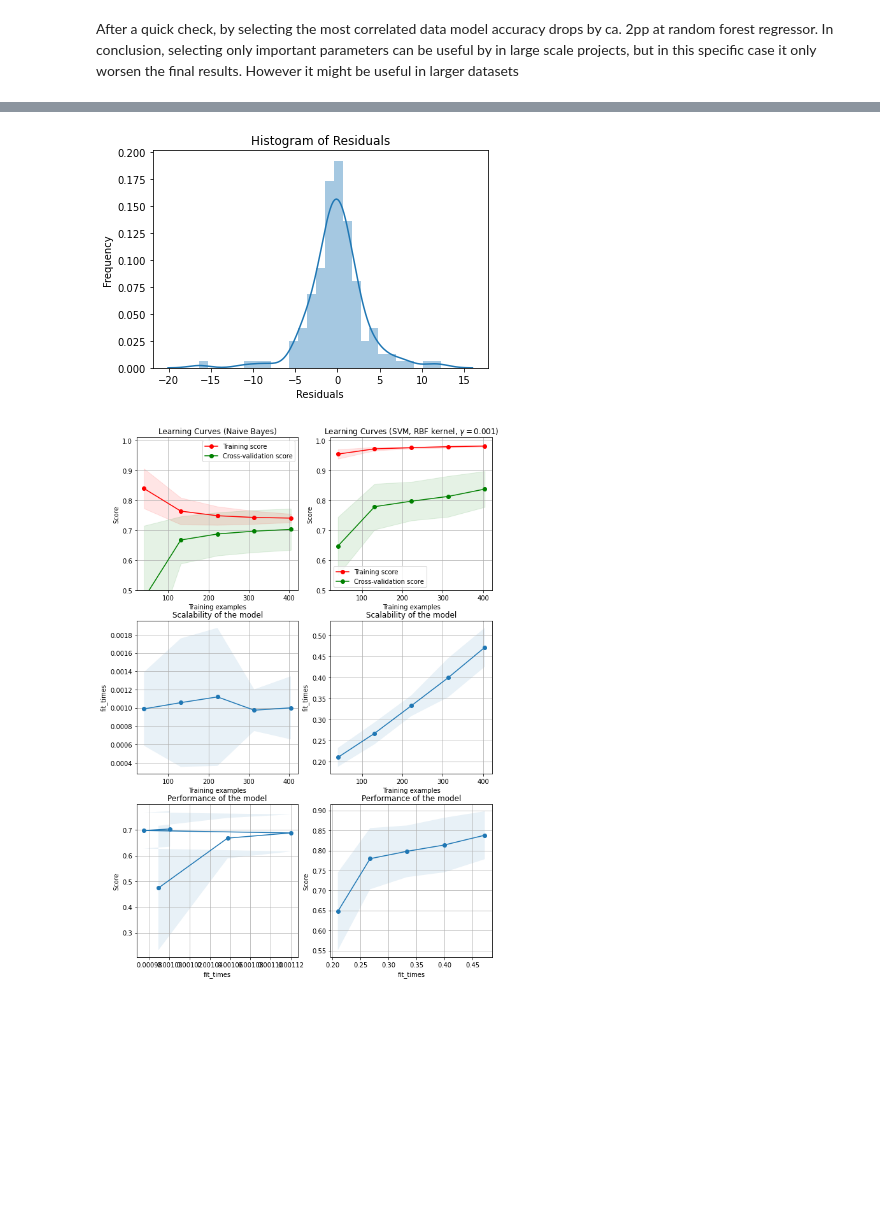
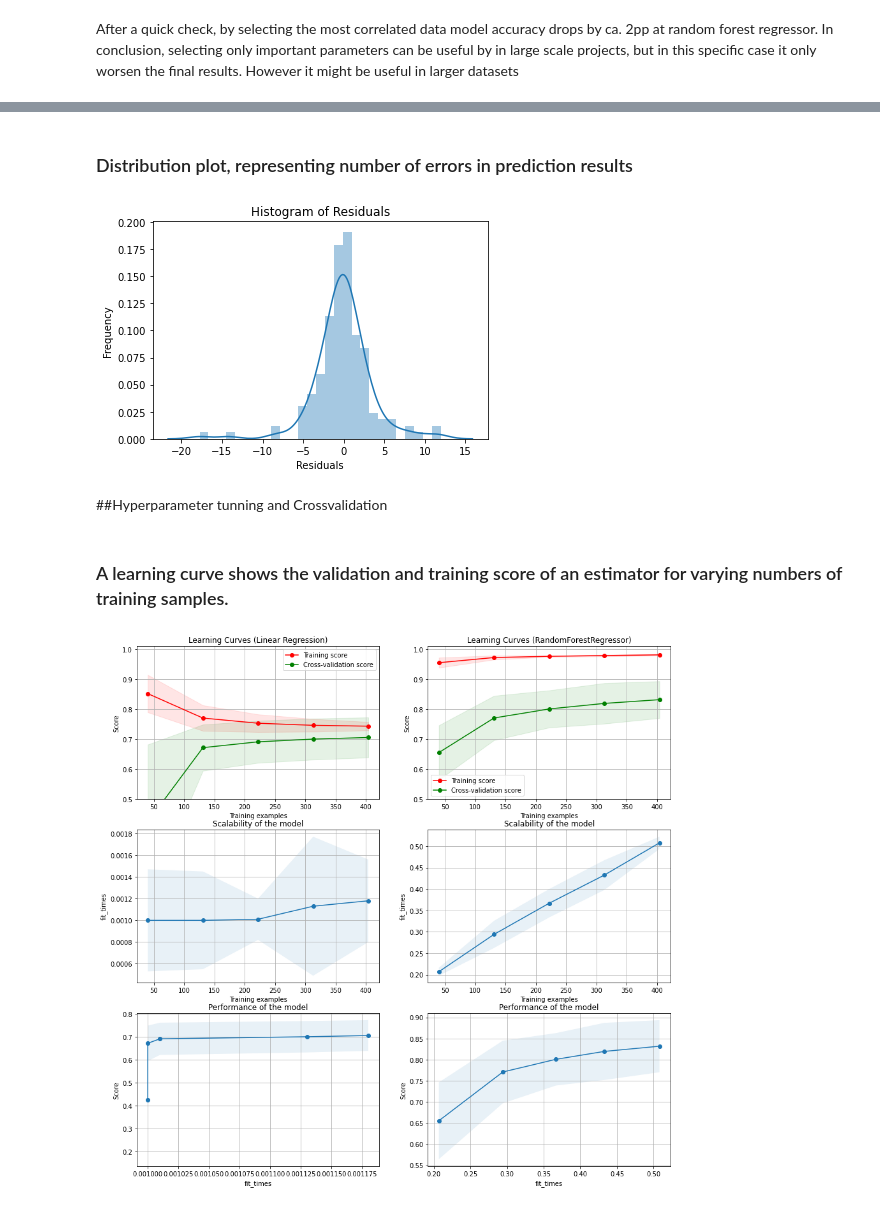
Before and after one commit to ciurkoj/AI-project, a Jupyter notebook: boston_housing_model.ipynb, the cells around one changed output, grey strips where cells are left out. Drawn from its saved outputs; the diff is of its cells as text; code cells hidden in the pictures; blank space fills up the shorter version.

Commit message:
Finalised model with hyperparameter adjustment

```diff
--- a/boston_housing_model.ipynb
+++ b/boston_housing_model.ipynb
@@ -261,25 +322,25 @@ plt.show()
+# %% [markdown]
+### Distribution plot, representing number of errors in prediction results
 # %%
-sns.distplot(y_test-y_test_pred)
+sns.distplot(y_test-rfr_y_test_pred)
 plt.title("Histogram of Residuals")
 plt.xlabel("Residuals")
 plt.ylabel("Frequency")
 plt.show()
 # %% [output]
-[figure, old version]
+[figure, new version]
+# %% [markdown]
+##Hyperparameter tunning and Crossvalidation
+# %% [markdown]
+### A learning curve shows the validation and training score of an estimator for varying numbers of training samples.
 # %%
-import numpy as np
-import matplotlib.pyplot as plt
-from sklearn.naive_bayes import GaussianNB
-from sklearn.svm import SVC
-from sklearn.datasets import load_digits
 from sklearn.model_selection import learning_curve
 from sklearn.model_selection import ShuffleSplit
-
 
 def plot_learning_curve(estimator, title, X, y, axes=None, ylim=None, cv=None,
                         n_jobs=None, train_sizes=np.linspace(.1, 1.0, 5)):
     if axes is None:
-        _, axes = plt.subplots(1, 3, figsize=(20, 5))
+        _, axes = plt.subplots(1, 3, figsize=(15, 5))
 
     axes[0].set_title(title)
     if ylim is not None:
@@ -295,8 +356,8 @@ def plot_learning_curve(estimator, title, X, y, axes=None, ylim=None, cv=None,
     train_scores_std = np.std(train_scores, axis=1)
     test_scores_mean = np.mean(test_scores, axis=1)
     test_scores_std = np.std(test_scores, axis=1)
-    fit_times_mean = np.mean(fit_times, axis=1)
-    fit_times_std = np.std(fit_times, axis=1)
+    fit_times_mean = np.round(np.mean(fit_times, axis=1),5)
+    fit_times_std = np.round(np.std(fit_times, axis=1),5)
 
     # Plot learning curve
     axes[0].grid()
@@ -322,37 +383,37 @@ def plot_learning_curve(estimator, title, X, y, axes=None, ylim=None, cv=None,
     axes[1].set_title("Scalability of the model")
 
     # Plot fit_time vs score
     axes[2].grid()
     axes[2].plot(fit_times_mean, test_scores_mean, 'o-')
     axes[2].fill_between(fit_times_mean, test_scores_mean - test_scores_std,
                          test_scores_mean + test_scores_std, alpha=0.1)
     axes[2].set_xlabel("fit_times")
     axes[2].set_ylabel("Score")
     axes[2].set_title("Performance of the model")
 
     return plt
 
 
-fig, axes = plt.subplots(3, 2, figsize=(10, 15))
+fig, axes = plt.subplots(3, 2, figsize=(15, 15))
 
 X, y = load_boston(return_X_y=True)
 
-title = "Learning Curves (Naive Bayes)"
+title = "Learning Curves (Linear Regression)"
 # Cross validation with 100 iterations to get smoother mean test and train
 # score curves, each time with 20% data randomly selected as a validation set.
 cv = ShuffleSplit(n_splits=100, test_size=0.2, random_state=0)
 
-estimator = Ridge()
+estimator = LinearRegression()
 plot_learning_curve(estimator, title, X, y, axes=axes[:, 0], ylim=(0.5, 1.01),
-                    cv=cv, n_jobs=-1)
+                    cv=cv, n_jobs=-1,train_sizes=np.linspace(.1, 1.0, 5))
 
-title = r"Learning Curves (SVM, RBF kernel, $\gamma=0.001$)"
+title = r"Learning Curves (RandomForestRegressor)"
 # SVC is more expensive so we do a lower number of CV iterations:
 cv = ShuffleSplit(n_splits=10, test_size=0.2, random_state=0)
 estimator = RandomForestRegressor()
 plot_learning_curve(estimator, title, X, y, axes=axes[:, 1], ylim=(0.5, 1.01),
-                    cv=cv, n_jobs=-1)
+                    cv=cv, n_jobs=-1,train_sizes=np.linspace(.1, 1.0, 5))
 
 plt.show()
 # %% [output]
-[figure, old version]
+[figure, new version]
```
Also changed, not shown: parts of 25 cells of this notebook.
